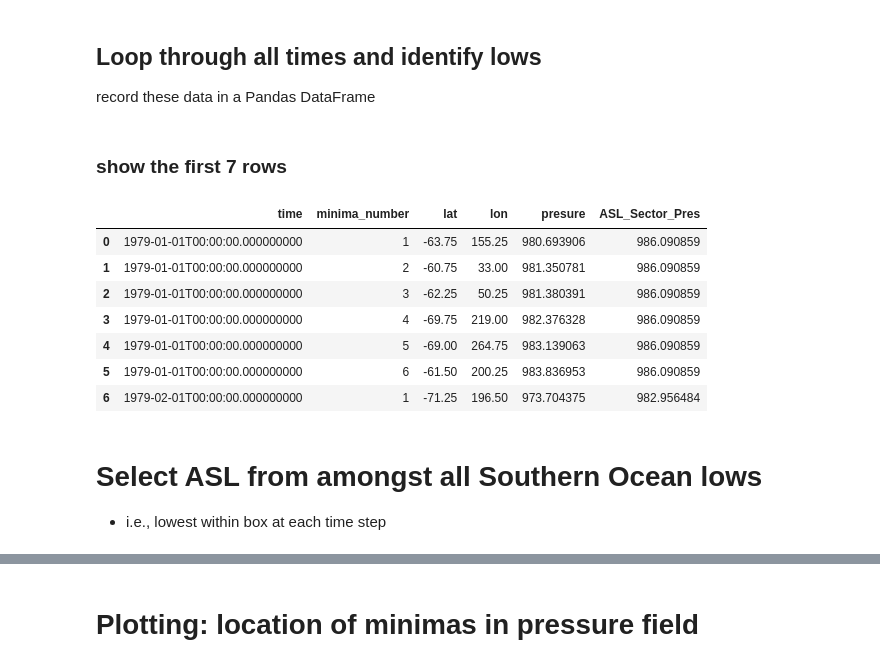
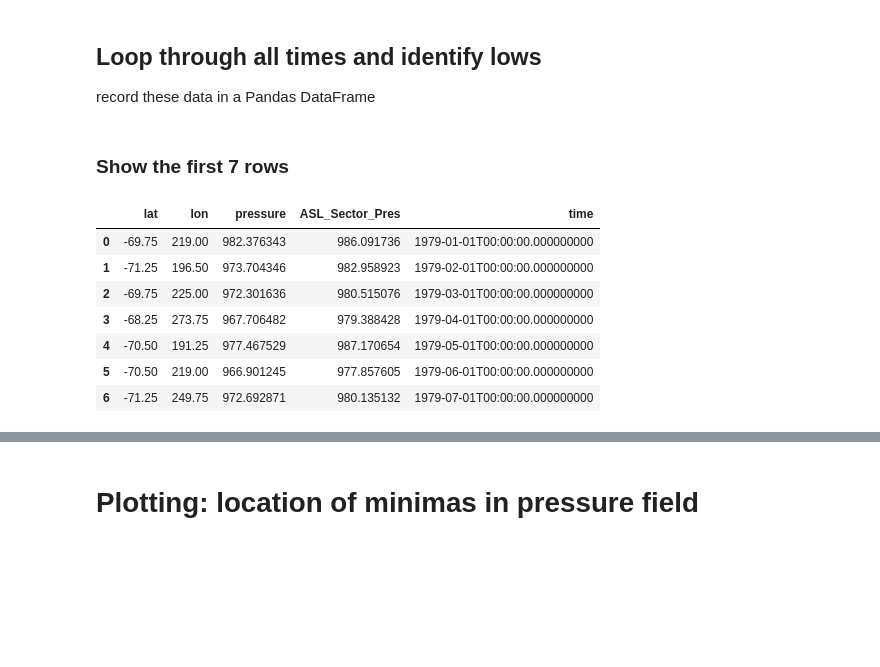
Before and after one commit to scotthosking/notebooks, a Jupyter notebook: Amundsen_Sea_Low.ipynb, the cells around one changed output, grey strips where cells are left out. Saved outputs shown, nothing was run; the diff lists cells and outputs as text; code cells hidden in the pictures; blank space fills up the shorter version.

```diff
--- a/Amundsen_Sea_Low.ipynb
+++ b/Amundsen_Sea_Low.ipynb
@@ -105,16 +121,22 @@ df['ASL_Sector_Pres'] = ASL_Sector_Pres
+# %%
+ntime      = da.time.shape[0]
+
+all_lows_df = pd.DataFrame()
+asl_df      = pd.DataFrame()
+
+for t in range(0,ntime):
+    da_t   = da.isel(time=t) / 100.
+    asl_df = pd.concat([asl_df, get_asl(da_t, asl_region, mask)]).reset_index(drop=True)
 # %% [markdown]
-### show the first 7 rows
+### Show the first 7 rows
 # %%
-df.iloc[0:7]
+asl_df.iloc[0:7]
 # %% [output]
-|  | time | minima_number | lat | lon | presure | ASL_Sector_Pres |
-| 0 | 1979-01-01T00:00:00.000000000 | 1 | -63.75 | 155.25 | 980.693906 | 986.090859 |
-| 1 | 1979-01-01T00:00:00.000000000 | 2 | -60.75 | 33.00 | 981.350781 | 986.090859 |
-| 2 | 1979-01-01T00:00:00.000000000 | 3 | -62.25 | 50.25 | 981.380391 | 986.090859 |
-| 3 | 1979-01-01T00:00:00.000000000 | 4 | -69.75 | 219.00 | 982.376328 | 986.090859 |
-| 4 | 1979-01-01T00:00:00.000000000 | 5 | -69.00 | 264.75 | 983.139063 | 986.090859 |
-| 5 | 1979-01-01T00:00:00.000000000 | 6 | -61.50 | 200.25 | 983.836953 | 986.090859 |
-| 6 | 1979-02-01T00:00:00.000000000 | 1 | -71.25 | 196.50 | 973.704375 | 982.956484 |
+|  | lat | lon | pressure | ASL_Sector_Pres | time |
+| 0 | -69.75 | 219.00 | 982.376343 | 986.091736 | 1979-01-01T00:00:00.000000000 |
+| 1 | -71.25 | 196.50 | 973.704346 | 982.958923 | 1979-02-01T00:00:00.000000000 |
+| 2 | -69.75 | 225.00 | 972.301636 | 980.515076 | 1979-03-01T00:00:00.000000000 |
+| 3 | -68.25 | 273.75 | 967.706482 | 979.388428 | 1979-04-01T00:00:00.000000000 |
+| 4 | -70.50 | 191.25 | 977.467529 | 987.170654 | 1979-05-01T00:00:00.000000000 |
+| 5 | -70.50 | 219.00 | 966.901245 | 977.857605 | 1979-06-01T00:00:00.000000000 |
+| 6 | -71.25 | 249.75 | 972.692871 | 980.135132 | 1979-07-01T00:00:00.000000000 |
-# %% [markdown]
-# Select ASL from amongst all Southern Ocean lows
-- i.e., lowest within box at each time step
```
Also changed, not shown: parts of 5 cells of this notebook.
